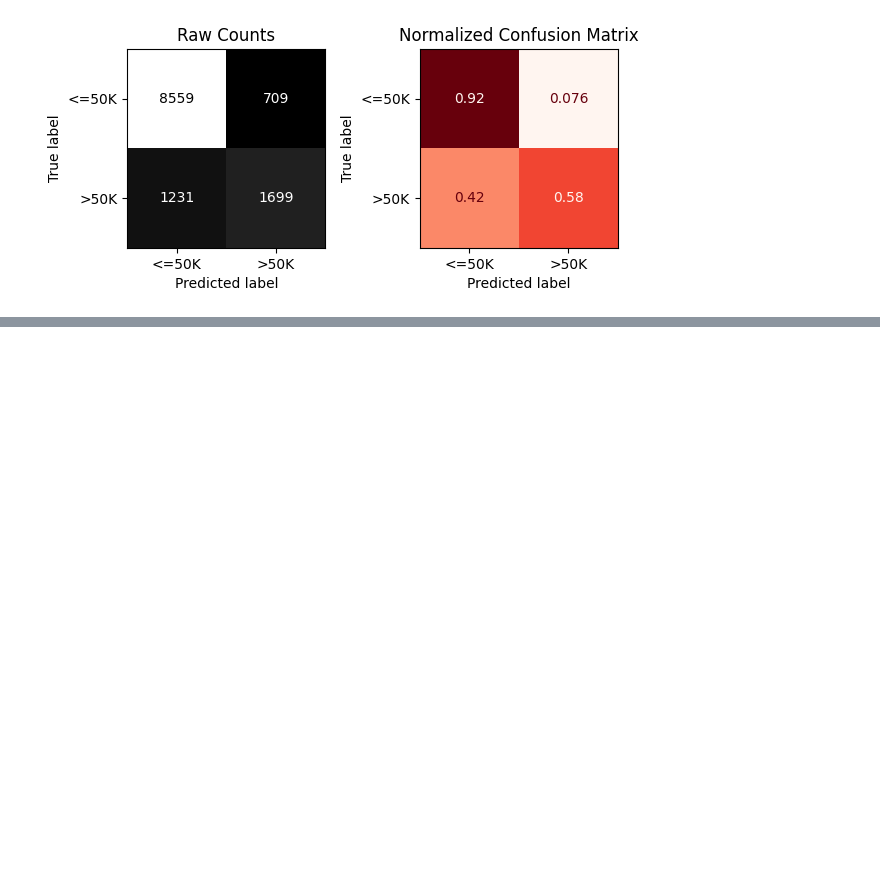
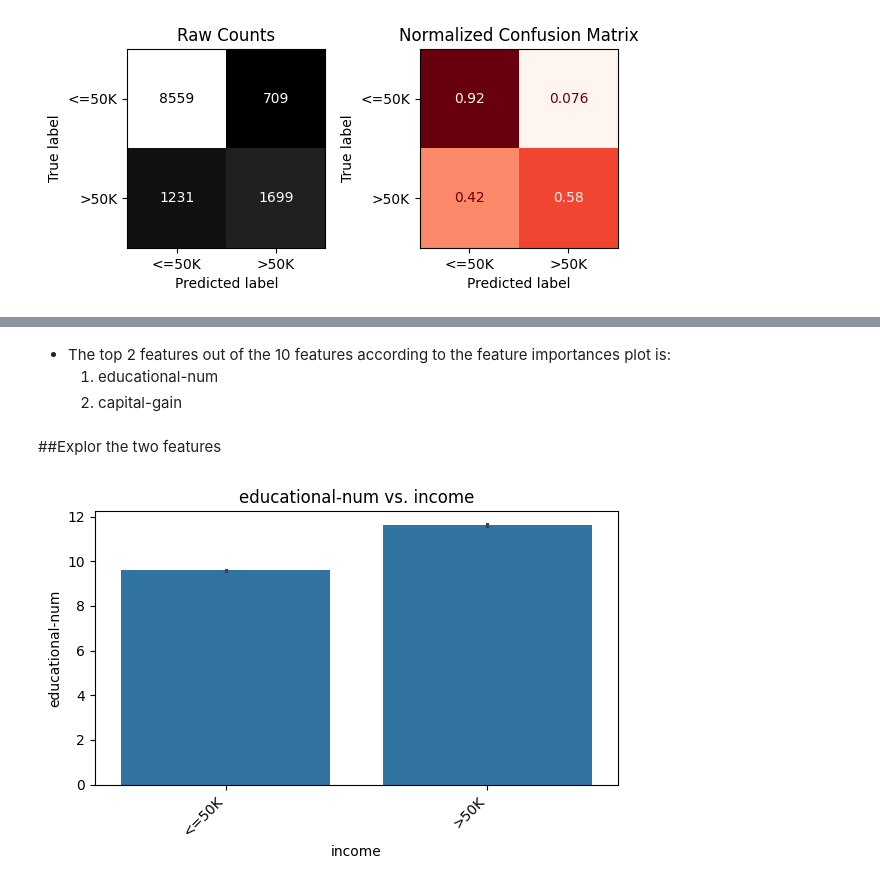
Before and after one commit to Dounia-Awni/Adult_Income_Project, a Jupyter notebook: Project2.ipynb, the cells around one changed output, grey strips where cells are left out. Cells and saved outputs as stored; diff of their text form; code cells hidden in the pictures; blank space fills up the shorter version.

```diff
--- a/Project2.ipynb
+++ b/Project2.ipynb
@@ -1171,0 +1274,13 @@ weighted avg       0.83      0.84      0.84     12198
+# %% [markdown]
+* The top 2 features out of the 10 features according to the feature importances plot is:
+  1. educational-num
+  2. capital-gain
+# %% [markdown]
+##Explor the two features
+# %%
+feature = 'educational-num'
+target = 'income'
+# Run the appropriate feature vs. target function (based on dtype)
+plot_numeric_vs_target(df,feature,target,target_type='class');
+# %% [output]
+[figure, added]
```
Also changed, not shown: parts of 11 cells of this notebook.
